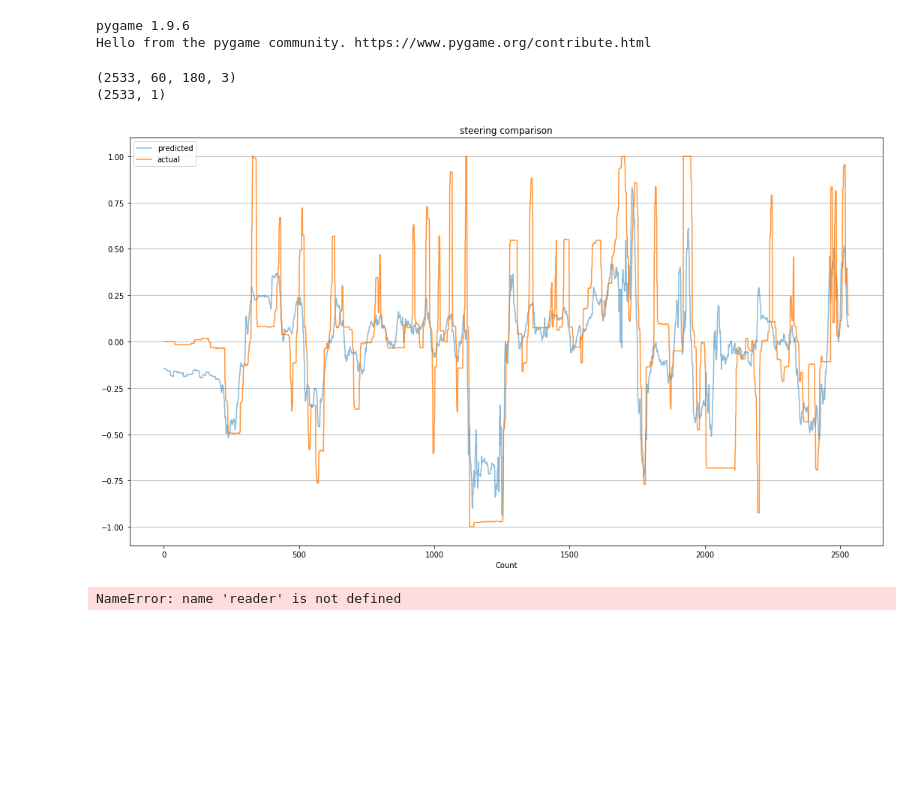
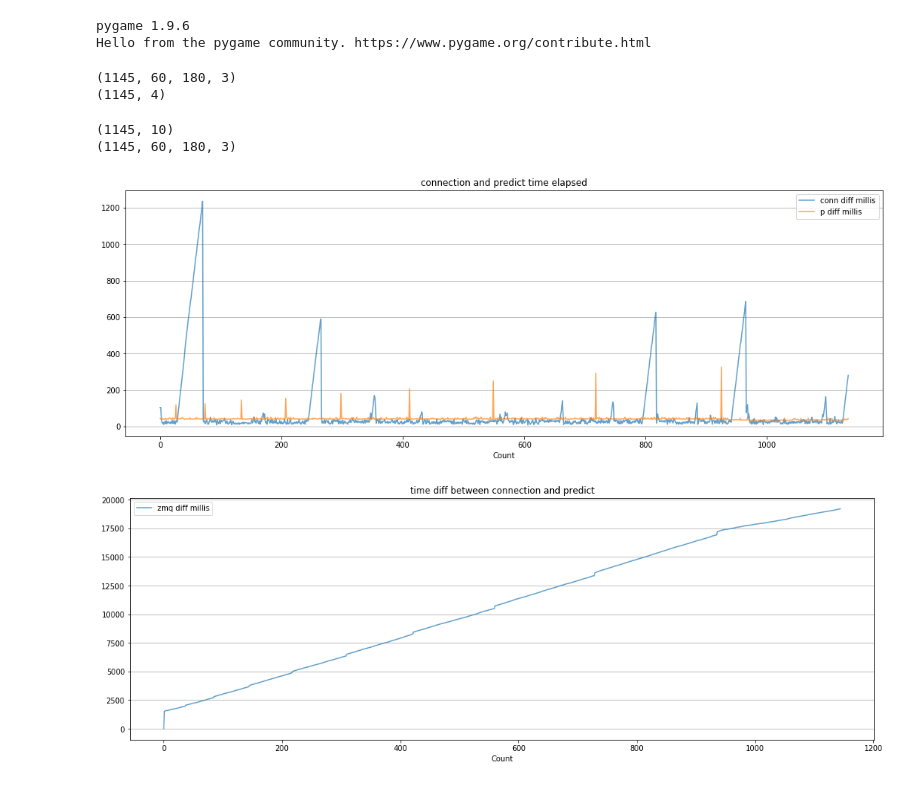
Before and after one commit to martinliivak/RCSnail-AI, a Jupyter notebook: notebooks/prediction_analysis.ipynb, the cells around one changed output. Cells and saved outputs as stored; diff of their text form; code cells hidden in the pictures; blank space fills up the shorter version.

Commit message:
Add more timepoints to data. Add commented frame validation.

```diff
--- a/notebooks/prediction_analysis.ipynb
+++ b/notebooks/prediction_analysis.ipynb
@@ -38,7 +39,7 @@ font = pygame.font.SysFont('Roboto', 20)
 pygame 1.9.6
 Hello from the pygame community. https://www.pygame.org/contribute.html
 # %%
-def plot_stuff(title, plot_elems, figsize=(18, 10)):
+def plot_stuff(title, plot_elems, figsize=(18, 6)):
     fig=plt.figure(figsize=figsize)
     plt.title(title)
     #plt.ylabel('dunno')
@@ -60,7 +61,7 @@ def get_mem_dataset_with_full_video(filename, length, interval):
     return mem_frames_np, mem_telemetry_np, mem_diffs_np, view_frames_np
 
 def get_shifted_mem_dataset_with_full_video(filename, length, interval):
-    mem_frames_np, mem_telemetry_np, mem_diffs_np = create_memorized_dataset(*read_stored_data_with_shifted_labels(reader, transformer.cut_wide_and_normalize_video_shifted, filename, collector.steering_column(), collector.steering_column()), length, interval)
+    mem_frames_np, mem_telemetry_np, mem_diffs_np = create_memorized_dataset(*read_stored_data_with_shifted_labels(reader, transformer.cut_wide_and_normalize_video_shifted, filename, collector.numeric_columns(), collector.steering_column()), length, interval)
     view_frames_np = reader.read_video(filename + '.avi')[((length - 1) * interval):-1]
 
     assert view_frames_np.shape[0] == mem_frames_np.shape[0], "Frames length mismatch!"
@@ -80,17 +81,18 @@ config = config_manager.config
 reader = TrainingFileReader(path_to_training='../../training/validation_laps/')
 collector = Collector()
 
-validation_laps = ['validation_lap_1_2020_02_10', '2020_02_23_i1', 'bad_lap_1_2020_02_10', 'bad_lap_2_2020_02_17']
+validation_laps = ['validation_lap_1_2020_02_10', 'validation_lap_4_2020_02_23', '2020_02_24_i1', 'bad_lap_1_2020_02_10']
+validation_lap = validation_laps[2]
 memory_variants = [(1, 1), (4, 1), (4, 4), (8, 1), (8, 4), (12, 1)]
 memory = memory_variants[0]
 
 transformer = Transformer(config, memory_tuple=memory)
 
-mem_frames, mem_telems, mem_diffs, display_frames = get_shifted_mem_dataset_with_full_video(validation_laps[1], *memory)
+mem_frames, mem_telems, mem_diffs, display_frames = get_shifted_mem_dataset_with_full_video(validation_lap, *memory)
 print(mem_frames.shape)
 print(mem_telems.shape)
 # %% [output]
-(2533, 60, 180, 3)
-(2533, 1)
+(1145, 60, 180, 3)
+(1145, 4)
 # %%
 from tensorflow.keras.models import load_model
@@ -97,0 +184,22 @@ multi = load_model('../../training/models/model_n{}_m{}_6.h5'.format(*memory))
+# %%
+df = reader.read_specific_telemetry_columns('2020_02_24_i1.csv', ['c', 'conn_time', 'p_start', 'p_end', 'p_id_0', 'p_id_1', 'p_id_2', 'p_0', 'p_1', 'p_2'])
+df.drop(df.tail(1).index,inplace=True)
+data = df.to_numpy()
+
+print(data.shape)
+print(mem_frames.shape)
+assert data.shape[0] == mem_frames.shape[0]
+
+plot_data = []
+plot_data.append({'data': data[10:, 1]- data[10:, 0], 'label': 'conn diff millis', 'alpha': 0.7})
+plot_data.append({'data': data[10:, 3]- data[10:, 2], 'label': 'p diff millis', 'alpha': 0.7})
+plot_stuff('connection and predict time elapsed', plot_data)
+
+plot_data = []
+plot_data.append({'data': data[:, 2]- data[:, 1], 'label': 'zmq diff millis', 'alpha': 0.7})
+plot_stuff('time diff between connection and predict', plot_data)
+# %% [output]
+(1145, 10)
+(1145, 60, 180, 3)
+[figure, added]
+[figure, added]
@@ -168,18 +237,0 @@ except (KeyboardInterrupt, SystemExit, Exception) as ex:
-# %%
-plotto = []
-plotto.append({'data': pred_steer, 'label': 'predicted', 'alpha': 0.5})
-plotto.append({'data': actual_steer, 'label': 'actual', 'alpha': 0.8})
-
-plot_stuff('steering comparison', plotto)
-# %% [output]
-[figure, removed]
-# %%
-drive_data = reader.read_specific_telemetry_columns('2020_02_23_i1.csv', ['d_steering', 'p_steering'])
-
-plotto = []
-plotto.append({'data': drive_data[['d_steering']].to_numpy()[0], 'label': 'predicted', 'alpha': 0.5})
-plotto.append({'data': drive_data[['p_steering']].to_numpy()[0], 'label': 'actual', 'alpha': 0.8})
-
-plot_stuff('steering comparison', plotto)
-# %% [output]
-NameError: name 'reader' is not defined
```
Also changed, not shown: parts of 7 cells of this notebook, 3 other files.
